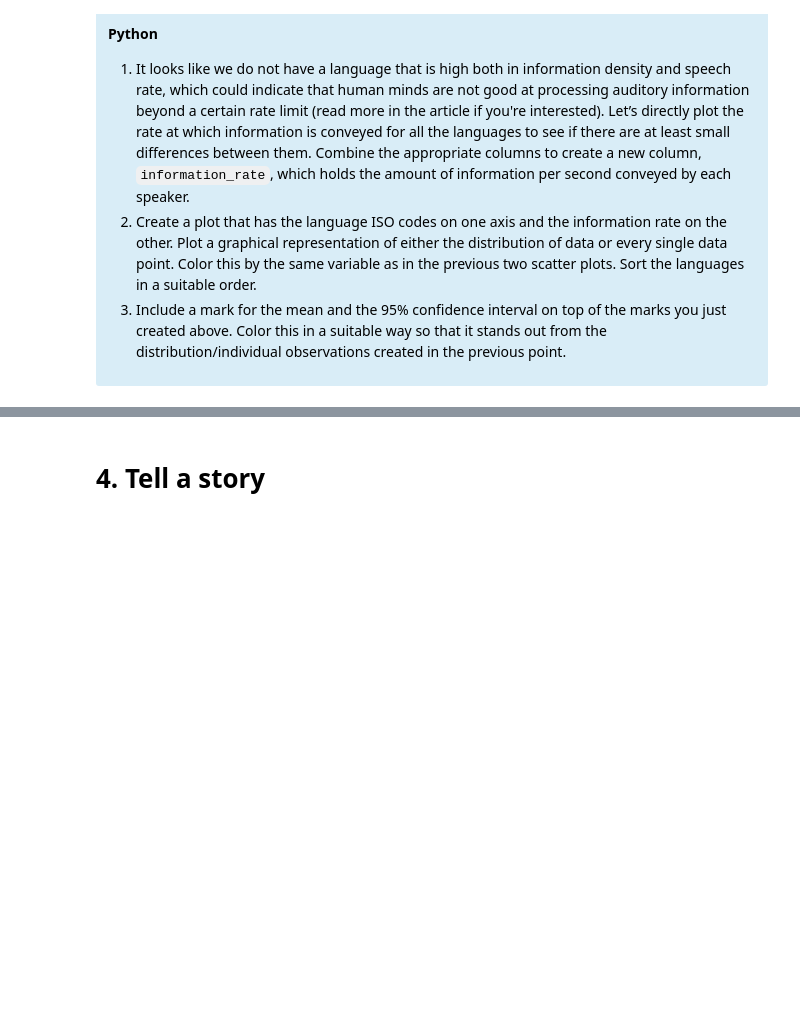
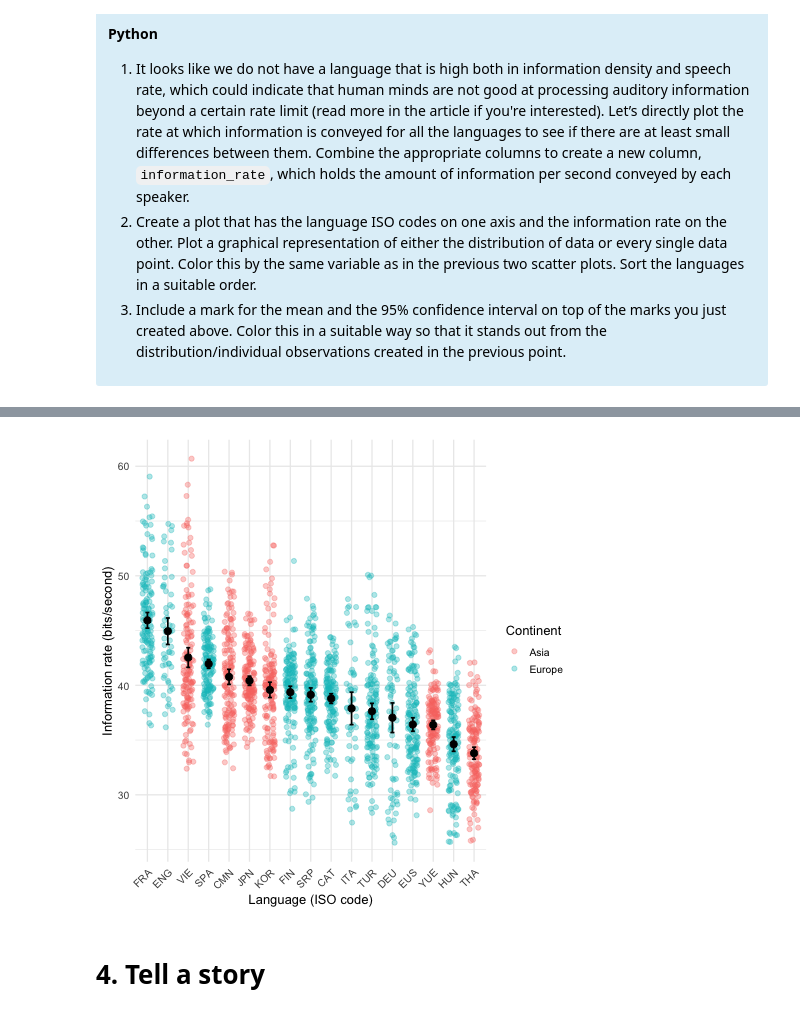
Before and after one commit to ChoWingDev/MDS-2025-26-Data_550_lab4_chowin01, a Jupyter notebook: lab4-Python.ipynb, the cells around one changed output, grey strips where cells are left out. Cells and saved outputs as stored; diff of their text form; code cells hidden in the pictures; blank space fills up the shorter version.

```diff
--- a/lab4-Python.ipynb
+++ b/lab4-Python.ipynb
@@ -400,6 +542,74 @@ mean_points = (
 (points + ci_bars + mean_points).properties(width=850, height=450)
 # %% [output]
 [interactive output not drawn]
+# %%
+%%R
+
+library(dplyr)
+library(ggplot2)
+library(forcats)
+
+# merge + compute information_rate per observation
+spoken_lang <- spoken_df %>%
+  left_join(languages_df %>% select(iso_lang, information_density, continent),
+            by = "iso_lang") %>%
+  mutate(information_rate = (syllables / duration) * information_density) %>%
+  filter(!is.na(information_rate), !is.na(continent))
+
+# summary stats per language (mean + 95% CI)
+summary_df <- spoken_lang %>%
+  group_by(iso_lang, continent) %>%
+  summarise(
+    mean = mean(information_rate),
+    sd = sd(information_rate),
+    n = n(),
+    .groups = "drop"
+  ) %>%
+  mutate(
+    se = sd / sqrt(n),
+    ci = 1.96 * se,
+    ci_low = mean - ci,
+    ci_high = mean + ci
+  )
+
+# order languages by mean information_rate (descending)
+spoken_lang <- spoken_lang %>%
+  left_join(summary_df %>% select(iso_lang, mean), by = "iso_lang") %>%
+  mutate(iso_lang = fct_reorder(iso_lang, mean, .desc = TRUE))
+
+summary_df <- summary_df %>%
+  mutate(iso_lang = fct_reorder(iso_lang, mean, .desc = TRUE))
+
+# plot: jitter points + mean + 95% CI
+plot_c <- ggplot() +
+  geom_jitter(
+    data = spoken_lang,
+    aes(x = iso_lang, y = information_rate, color = continent),
+    width = 0.25, height = 0,
+    alpha = 0.35, size = 2
+  ) +
+  geom_errorbar(
+    data = summary_df,
+    aes(x = iso_lang, ymin = ci_low, ymax = ci_high),
+    color = "black", linewidth = 0.8, width = 0.2
+  ) +
+  geom_point(
+    data = summary_df,
+    aes(x = iso_lang, y = mean),
+    color = "black", size = 3
+  ) +
+  labs(
+    x = "Language (ISO code)",
+    y = "Information rate (bits/second)",
+    color = "Continent"
+  ) +
+  coord_cartesian(ylim = range(spoken_lang$information_rate, na.rm = TRUE)) +  # don't force 0
+  theme_minimal(base_size = 13) +
+  theme(axis.text.x = element_text(angle = 45, hjust = 1))
+
+plot_c
+# %% [output]
+[figure, added]
 # %% [markdown]
 # 4. Tell a story
 # %% [markdown]
```
Also changed, not shown: parts of 3 cells of this notebook, 1 other file.
